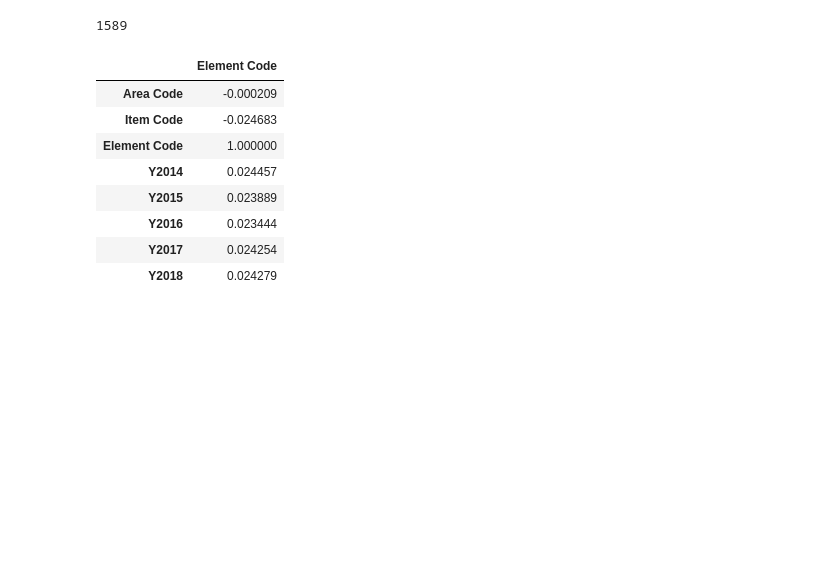
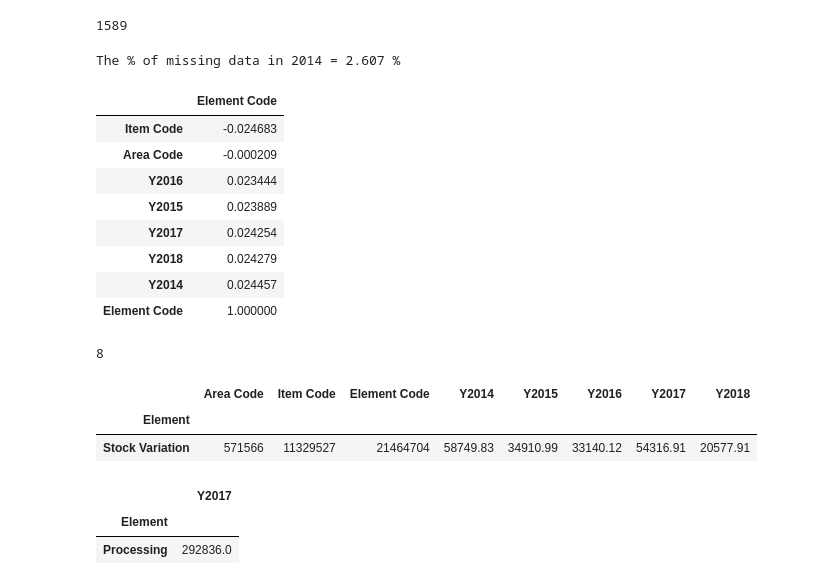
Before and after one commit to ojamoo/HamoyeDataStorytelling, a Jupyter notebook: Hamoye_Datastorytelling_StageA.ipynb, the cells around one changed output. Drawn from its saved outputs; the diff is of its cells as text; code cells hidden in the pictures; blank space fills up the shorter version.

```diff
--- a/Hamoye_Datastorytelling_StageA.ipynb
+++ b/Hamoye_Datastorytelling_StageA.ipynb
@@ -343,15 +312,21 @@ MD_Y2014=df.isnull().sum().loc['Y2014']
 MD_Y2014
 # %% [output]
 1589
+# %%
+Percent_MD_Y2014=round((MD_Y2014 * 100 / len(df)), 3)
+
+print('The % of missing data in 2014 =', Percent_MD_Y2014,'%')
+# %% [output]
+The % of missing data in 2014 = 2.607 %
 # %%
-df.corr()[['Element Code']]
+df.corr()[['Element Code']].sort_values(by='Element Code', ascending=True)
 # %% [output]
 |  | Element Code |
+| Item Code | -0.024683 |
 | Area Code | -0.000209 |
-| Item Code | -0.024683 |
-| Element Code | 1.000000 |
-| Y2014 | 0.024457 |
+| Y2016 | 0.023444 |
 | Y2015 | 0.023889 |
-| Y2016 | 0.023444 |
 | Y2017 | 0.024254 |
 | Y2018 | 0.024279 |
+| Y2014 | 0.024457 |
+| Element Code | 1.000000 |
@@ -357,0 +335,17 @@ df.corr()[['Element Code']]
+# %%
+x = y[1][1]
+print(x)
+# %% [output]
+8
+# %%
+df.groupby('Element').sum().loc[['Stock Variation']]
+# %% [output]
+|  | Area Code | Item Code | Element Code | Y2014 | Y2015 | Y2016 | Y2017 | Y2018 |
+| Element |  |  |  |  |  |  |  |  |
+| Stock Variation | 571566 | 11329527 | 21464704 | 58749.83 | 34910.99 | 33140.12 | 54316.91 | 20577.91 |
+# %%
+df.groupby('Element').sum().loc[['Processing'],['Y2017']]
+# %% [output]
+|  | Y2017 |
+| Element |  |
+| Processing | 292836.0 |
```
Also changed, not shown: parts of 7 cells of this notebook.
